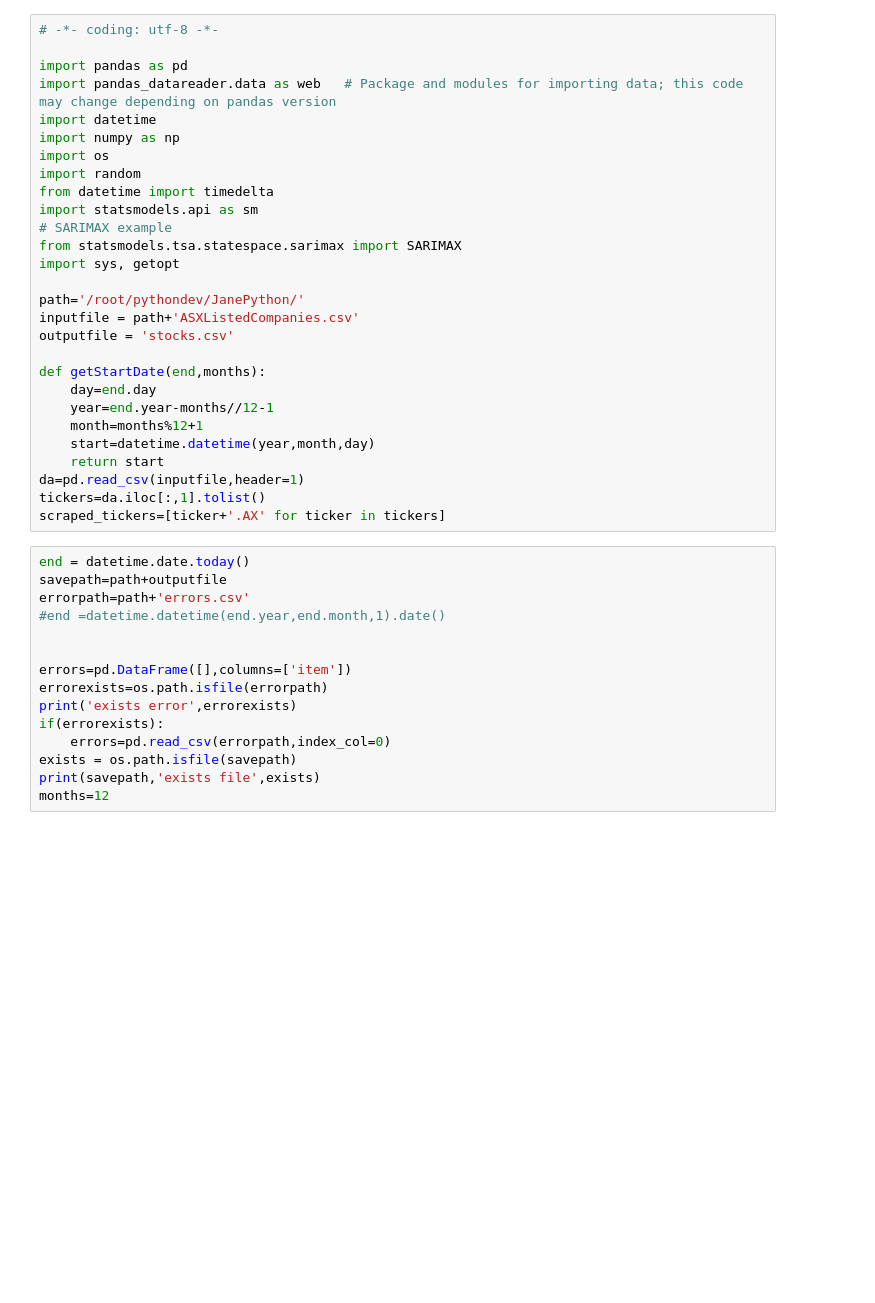
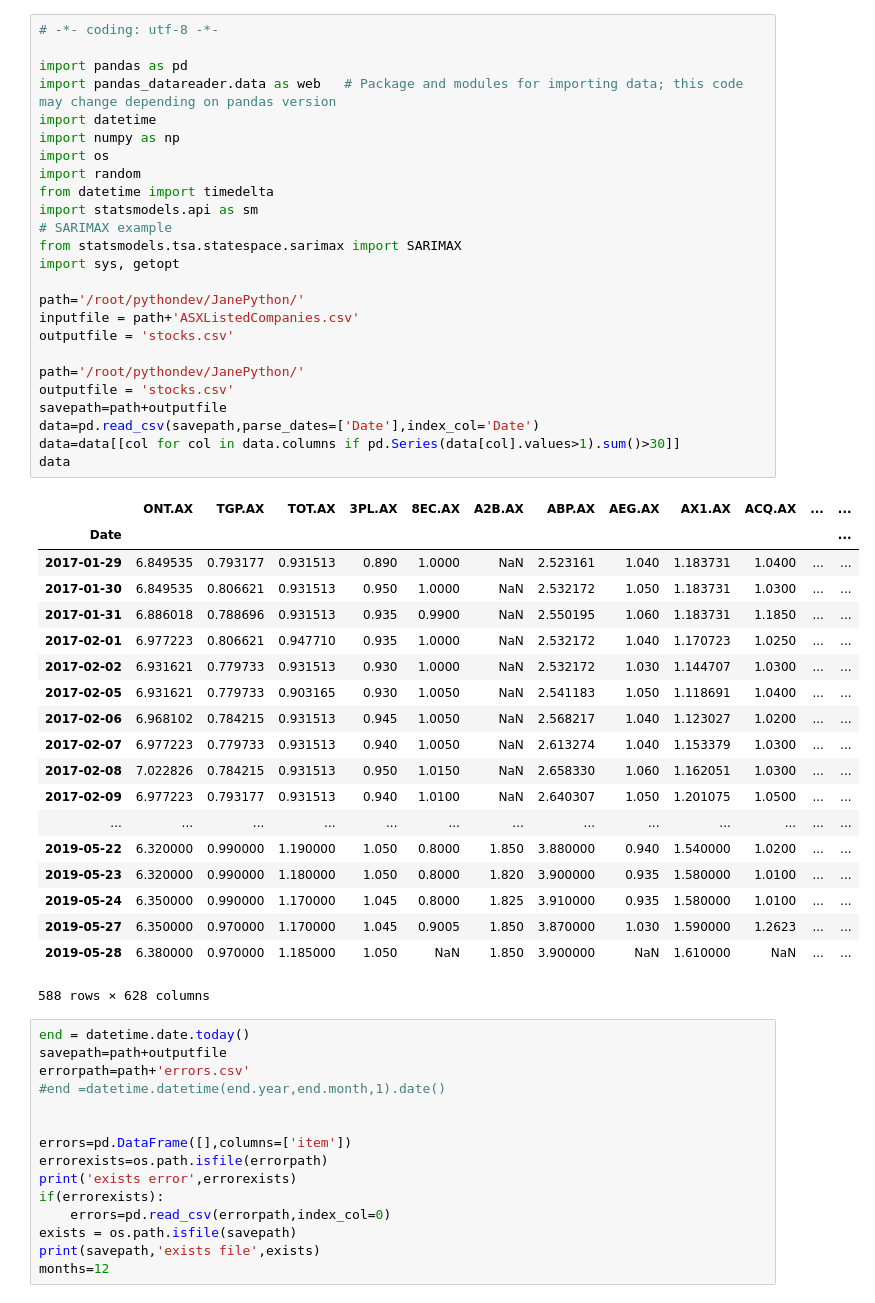
Before and after one commit to pengdannywang/JanePython, a Jupyter notebook: src/stockthread/test.ipynb, the cells around one changed output. Drawn from its saved outputs; the diff is of its cells as text; blank space fills up the shorter version.

```diff
--- a/src/stockthread/test.ipynb
+++ b/src/stockthread/test.ipynb
@@ -1,31 +1,48 @@
 # %%
 # -*- coding: utf-8 -*-
 
 import pandas as pd
 import pandas_datareader.data as web   # Package and modules for importing data; this code may change depending on pandas version
 import datetime
 import numpy as np
 import os
 import random
 from datetime import timedelta
 import statsmodels.api as sm
 # SARIMAX example
 from statsmodels.tsa.statespace.sarimax import SARIMAX
 import sys, getopt
 
 path='/root/pythondev/JanePython/'
 inputfile = path+'ASXListedCompanies.csv'
 outputfile = 'stocks.csv'
 
-def getStartDate(end,months):
-    day=end.day
-    year=end.year-months//12-1
-    month=months%12+1
-    start=datetime.datetime(year,month,day)
-    return start
-da=pd.read_csv(inputfile,header=1)
-tickers=da.iloc[:,1].tolist()
-scraped_tickers=[ticker+'.AX' for ticker in tickers]
+path='/root/pythondev/JanePython/'
+outputfile = 'stocks.csv'
+savepath=path+outputfile
+data=pd.read_csv(savepath,parse_dates=['Date'],index_col='Date')
+data=data[[col for col in data.columns if pd.Series(data[col].values>1).sum()>30]]
+data
+# %% [output]
+|  | ONT.AX | TGP.AX | TOT.AX | 3PL.AX | 8EC.AX | A2B.AX | ABP.AX | AEG.AX | AX1.AX | ACQ.AX | ... | ... |
+| Date |  |  |  |  |  |  |  |  |  |  |  | ... |
+| 2017-01-29 | 6.849535 | 0.793177 | 0.931513 | 0.890 | 1.0000 | NaN | 2.523161 | 1.040 | 1.183731 | 1.0400 | ... | ... |
+| 2017-01-30 | 6.849535 | 0.806621 | 0.931513 | 0.950 | 1.0000 | NaN | 2.532172 | 1.050 | 1.183731 | 1.0300 | ... | ... |
+| 2017-01-31 | 6.886018 | 0.788696 | 0.931513 | 0.935 | 0.9900 | NaN | 2.550195 | 1.060 | 1.183731 | 1.1850 | ... | ... |
+| 2017-02-01 | 6.977223 | 0.806621 | 0.947710 | 0.935 | 1.0000 | NaN | 2.532172 | 1.040 | 1.170723 | 1.0250 | ... | ... |
+| 2017-02-02 | 6.931621 | 0.779733 | 0.931513 | 0.930 | 1.0000 | NaN | 2.532172 | 1.030 | 1.144707 | 1.0300 | ... | ... |
+| 2017-02-05 | 6.931621 | 0.779733 | 0.903165 | 0.930 | 1.0050 | NaN | 2.541183 | 1.050 | 1.118691 | 1.0400 | ... | ... |
+| 2017-02-06 | 6.968102 | 0.784215 | 0.931513 | 0.945 | 1.0050 | NaN | 2.568217 | 1.040 | 1.123027 | 1.0200 | ... | ... |
+| 2017-02-07 | 6.977223 | 0.779733 | 0.931513 | 0.940 | 1.0050 | NaN | 2.613274 | 1.040 | 1.153379 | 1.0300 | ... | ... |
+| 2017-02-08 | 7.022826 | 0.784215 | 0.931513 | 0.950 | 1.0150 | NaN | 2.658330 | 1.060 | 1.162051 | 1.0300 | ... | ... |
+| 2017-02-09 | 6.977223 | 0.793177 | 0.931513 | 0.940 | 1.0100 | NaN | 2.640307 | 1.050 | 1.201075 | 1.0500 | ... | ... |
+| ... | ... | ... | ... | ... | ... | ... | ... | ... | ... | ... | ... | ... |
+| 2019-05-22 | 6.320000 | 0.990000 | 1.190000 | 1.050 | 0.8000 | 1.850 | 3.880000 | 0.940 | 1.540000 | 1.0200 | ... | ... |
+| 2019-05-23 | 6.320000 | 0.990000 | 1.180000 | 1.050 | 0.8000 | 1.820 | 3.900000 | 0.935 | 1.580000 | 1.0100 | ... | ... |
+| 2019-05-24 | 6.350000 | 0.990000 | 1.170000 | 1.045 | 0.8000 | 1.825 | 3.910000 | 0.935 | 1.580000 | 1.0100 | ... | ... |
+| 2019-05-27 | 6.350000 | 0.970000 | 1.170000 | 1.045 | 0.9005 | 1.850 | 3.870000 | 1.030 | 1.590000 | 1.2623 | ... | ... |
+| 2019-05-28 | 6.380000 | 0.970000 | 1.185000 | 1.050 | NaN | 1.850 | 3.900000 | NaN | 1.610000 | NaN | ... | ... |
+588 rows × 628 columns
 # %%
 end = datetime.date.today()
 savepath=path+outputfile
```
Also changed, not shown: parts of 1 cell of this notebook, 5 other files.
